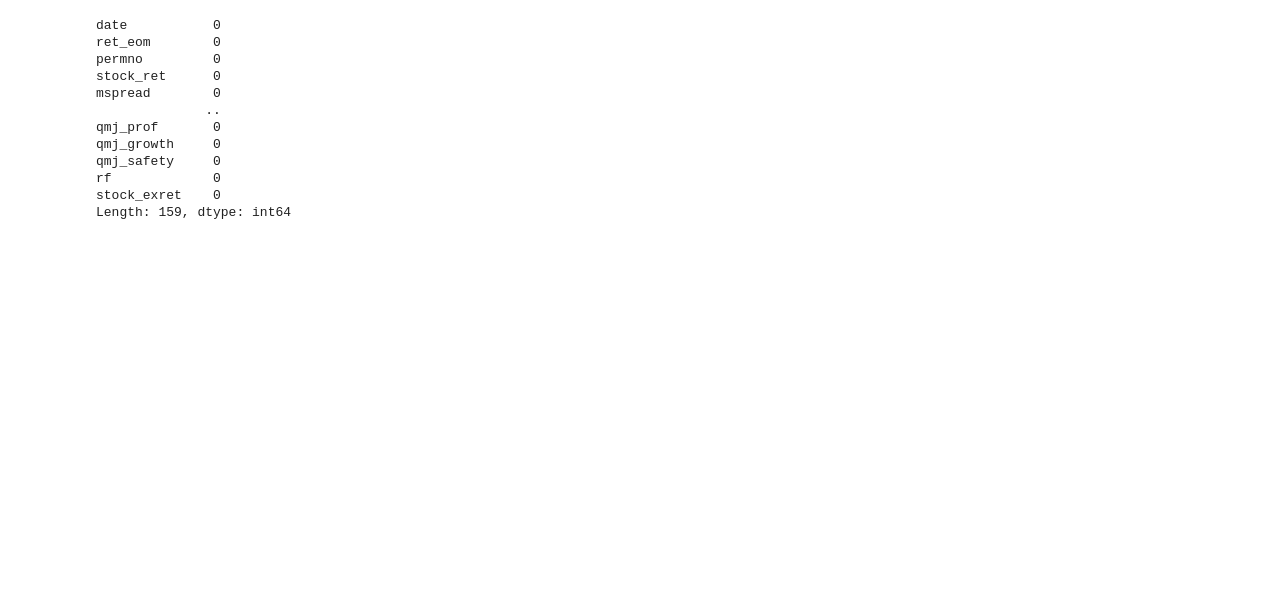
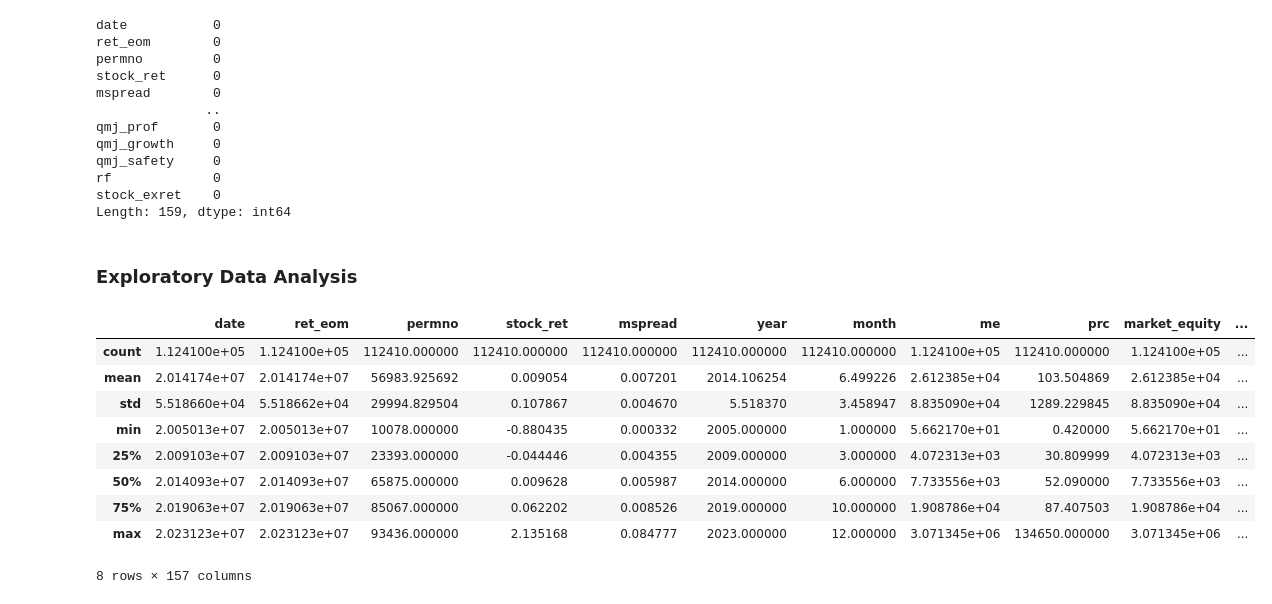
Before and after one commit to SheidaMajidi/portfolio_investment_analysis, a Jupyter notebook: analysis/stock_analysis.ipynb, the cells around one changed output. Drawn from its saved outputs; the diff is of its cells as text; code cells hidden in the pictures; blank space fills up the shorter version.

```diff
--- a/analysis/stock_analysis.ipynb
+++ b/analysis/stock_analysis.ipynb
@@ -95,0 +106,16 @@ Length: 159, dtype: int64
+# %% [markdown]
+### Exploratory Data Analysis
+# %%
+# 1. statistical summary
+sample_big_filled.describe()
+# %% [output]
+|  | date | ret_eom | permno | stock_ret | mspread | year | month | me | prc | market_equity | ... |
+| count | 1.124100e+05 | 1.124100e+05 | 112410.000000 | 112410.000000 | 112410.000000 | 112410.000000 | 112410.000000 | 1.124100e+05 | 112410.000000 | 1.124100e+05 | ... |
+| mean | 2.014174e+07 | 2.014174e+07 | 56983.925692 | 0.009054 | 0.007201 | 2014.106254 | 6.499226 | 2.612385e+04 | 103.504869 | 2.612385e+04 | ... |
+| std | 5.518660e+04 | 5.518662e+04 | 29994.829504 | 0.107867 | 0.004670 | 5.518370 | 3.458947 | 8.835090e+04 | 1289.229845 | 8.835090e+04 | ... |
+| min | 2.005013e+07 | 2.005013e+07 | 10078.000000 | -0.880435 | 0.000332 | 2005.000000 | 1.000000 | 5.662170e+01 | 0.420000 | 5.662170e+01 | ... |
+| 25% | 2.009103e+07 | 2.009103e+07 | 23393.000000 | -0.044446 | 0.004355 | 2009.000000 | 3.000000 | 4.072313e+03 | 30.809999 | 4.072313e+03 | ... |
+| 50% | 2.014093e+07 | 2.014093e+07 | 65875.000000 | 0.009628 | 0.005987 | 2014.000000 | 6.000000 | 7.733556e+03 | 52.090000 | 7.733556e+03 | ... |
+| 75% | 2.019063e+07 | 2.019063e+07 | 85067.000000 | 0.062202 | 0.008526 | 2019.000000 | 10.000000 | 1.908786e+04 | 87.407503 | 1.908786e+04 | ... |
+| max | 2.023123e+07 | 2.023123e+07 | 93436.000000 | 2.135168 | 0.084777 | 2023.000000 | 12.000000 | 3.071345e+06 | 134650.000000 | 3.071345e+06 | ... |
+8 rows × 157 columns
```
Also changed, not shown: parts of 24 cells of this notebook, 1 other file.
